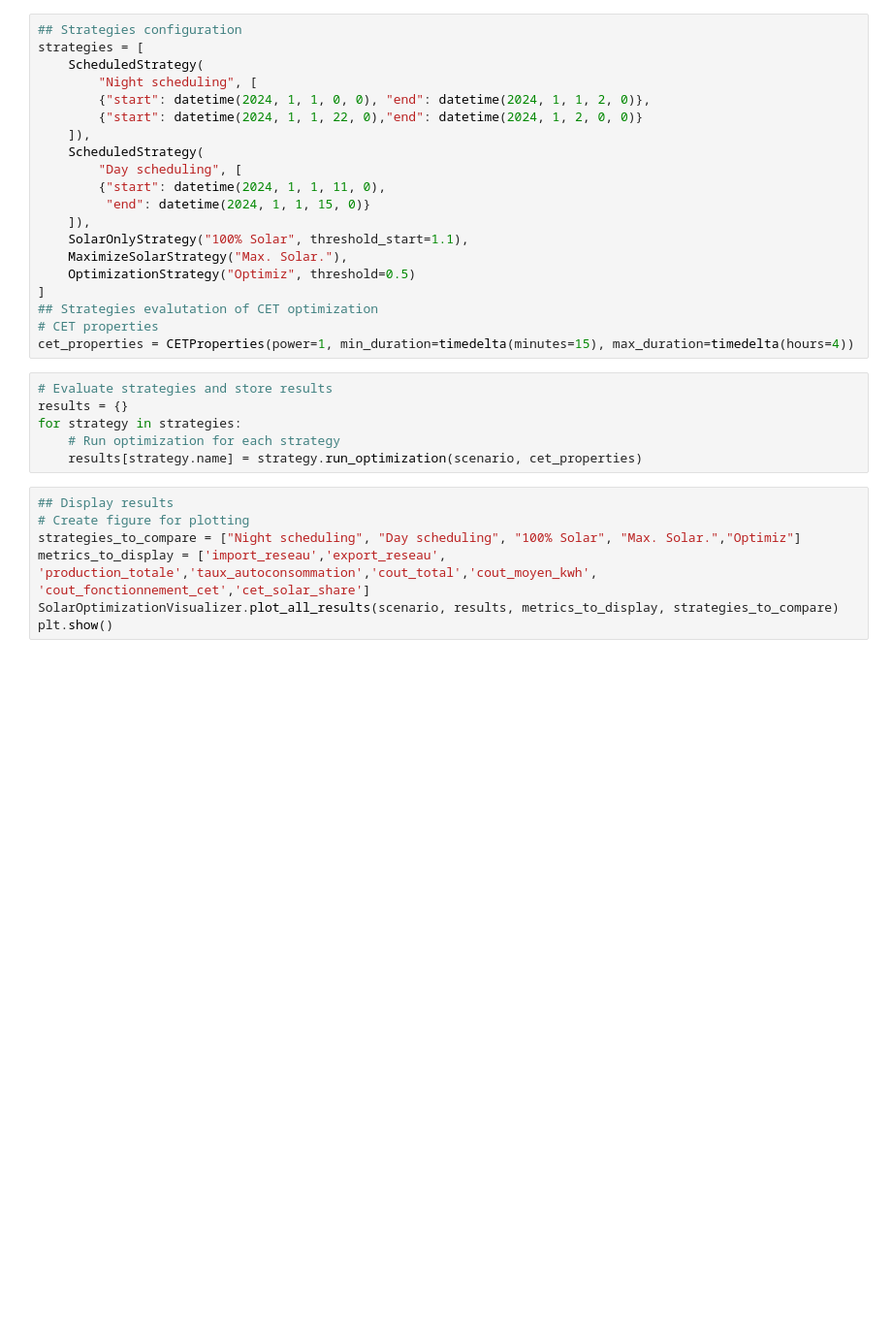
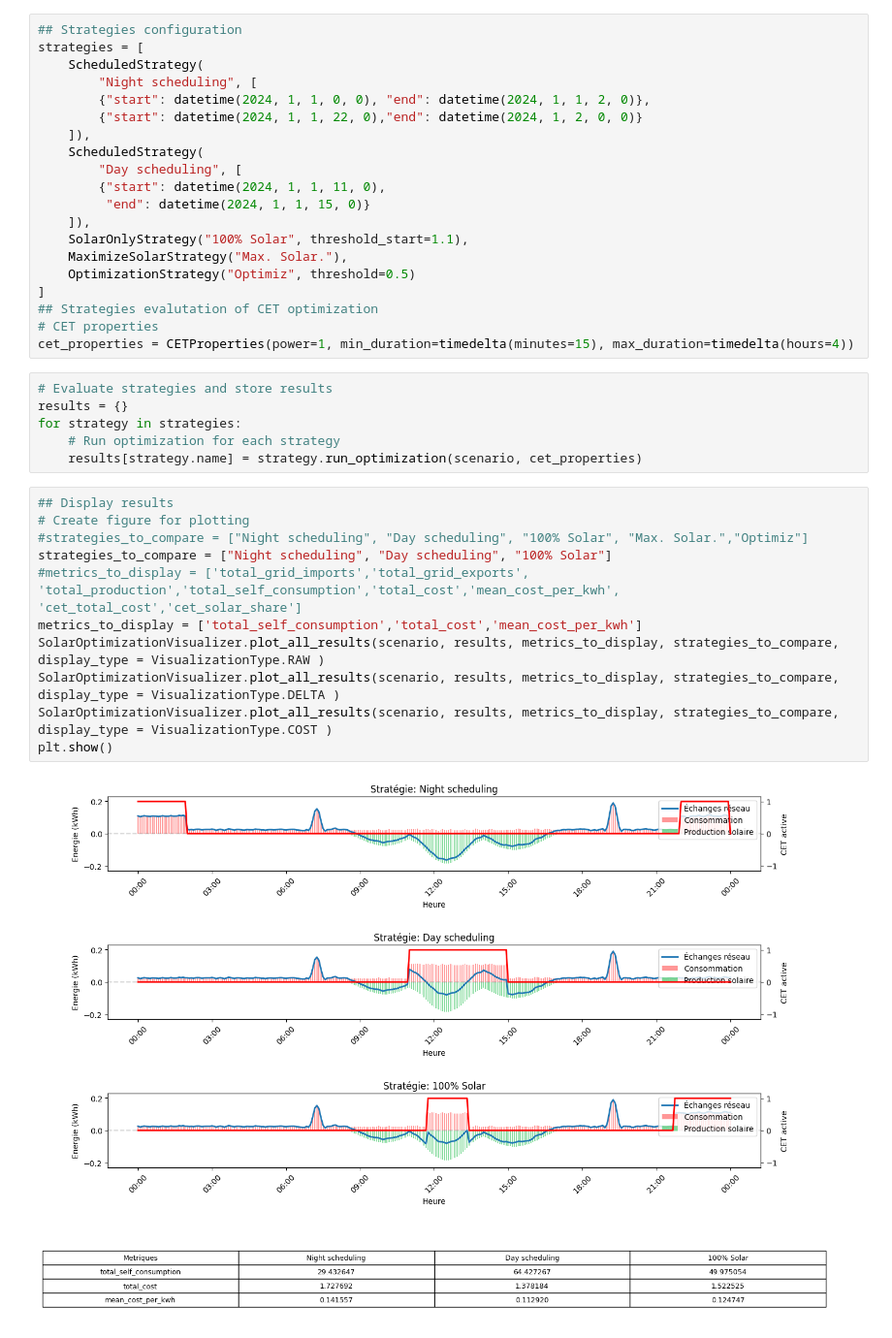
Before and after one commit to lsromain/solar_optim, a Jupyter notebook: examples/compare_strategies_notebook.ipynb, the cells around one changed output. Shown at 97% size. Cells and saved outputs as stored; diff of their text form; blank space fills up the shorter version.

Commit message:
Update displays

```diff
--- a/examples/compare_strategies_notebook.ipynb
+++ b/examples/compare_strategies_notebook.ipynb
@@ -48,7 +55,13 @@ for strategy in strategies:
 # %%
 ## Display results
 # Create figure for plotting
-strategies_to_compare = ["Night scheduling", "Day scheduling", "100% Solar", "Max. Solar.","Optimiz"]
-metrics_to_display = ['import_reseau','export_reseau', 'production_totale','taux_autoconsommation','cout_total','cout_moyen_kwh', 'cout_fonctionnement_cet','cet_solar_share']
-SolarOptimizationVisualizer.plot_all_results(scenario, results, metrics_to_display, strategies_to_compare)
+#strategies_to_compare = ["Night scheduling", "Day scheduling", "100% Solar", "Max. Solar.","Optimiz"]
+strategies_to_compare = ["Night scheduling", "Day scheduling", "100% Solar"]
+#metrics_to_display = ['total_grid_imports','total_grid_exports', 'total_production','total_self_consumption','total_cost','mean_cost_per_kwh', 'cet_total_cost','cet_solar_share']
+metrics_to_display = ['total_self_consumption','total_cost','mean_cost_per_kwh']
+SolarOptimizationVisualizer.plot_all_results(scenario, results, metrics_to_display, strategies_to_compare, display_type = VisualizationType.RAW )
+SolarOptimizationVisualizer.plot_all_results(scenario, results, metrics_to_display, strategies_to_compare, display_type = VisualizationType.DELTA )
+SolarOptimizationVisualizer.plot_all_results(scenario, results, metrics_to_display, strategies_to_compare, display_type = VisualizationType.COST )
 plt.show()
+# %% [output]
+[figure, added]
```
Also changed, not shown: parts of 3 cells of this notebook, 4 other files.
